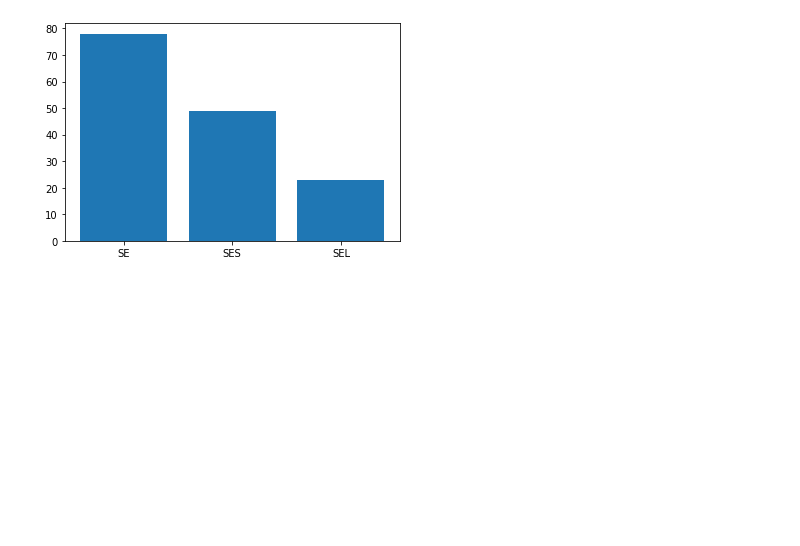
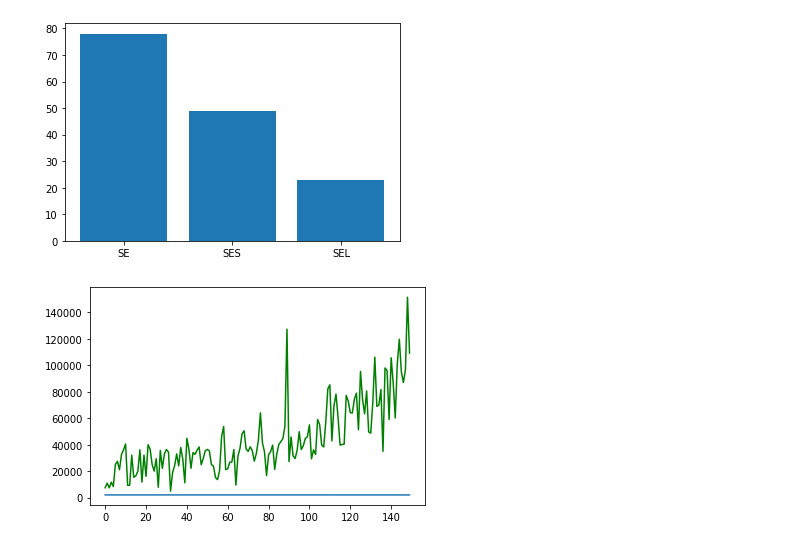
Before and after one commit to jagadeesh-gajula/code-sharing-repo, a Jupyter notebook: Batch 6/Data visualization.ipynb, the cells around one changed output. Drawn from its saved outputs; the diff is of its cells as text; code cells hidden in the pictures; blank space fills up the shorter version.

```diff
--- a/Batch 6/Data visualization.ipynb
+++ b/Batch 6/Data visualization.ipynb
@@ -26,3 +27,10 @@ plt.bar(var.index,var.values)
 # %% [output]
 <BarContainer object of 3 artists>
 [figure]
+# %%
+plt.plot(range(data.shape[0]),data.mileage,color='green')
+
+plt.plot(range(data.shape[0]),data.year)
+plt.show()
+# %% [output]
+[figure, added]
```
Also changed, not shown: parts of 8 cells of this notebook, 3 other files.
